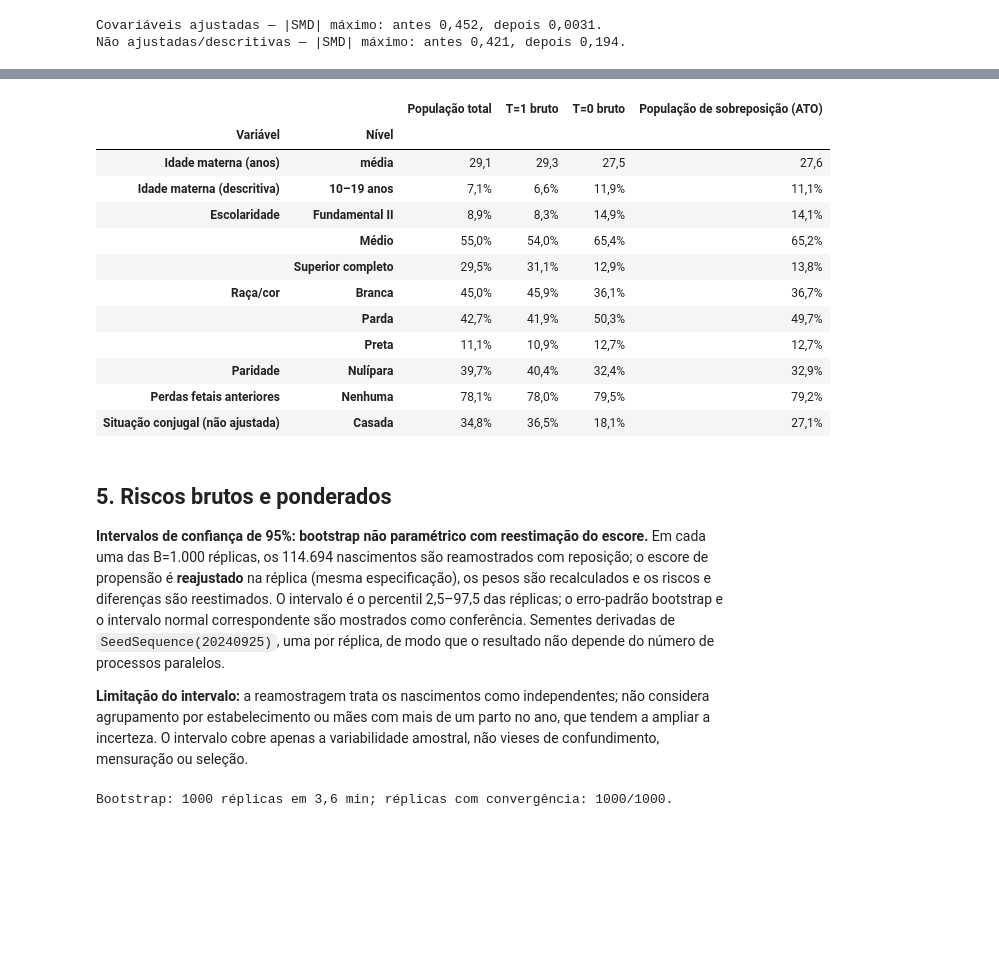
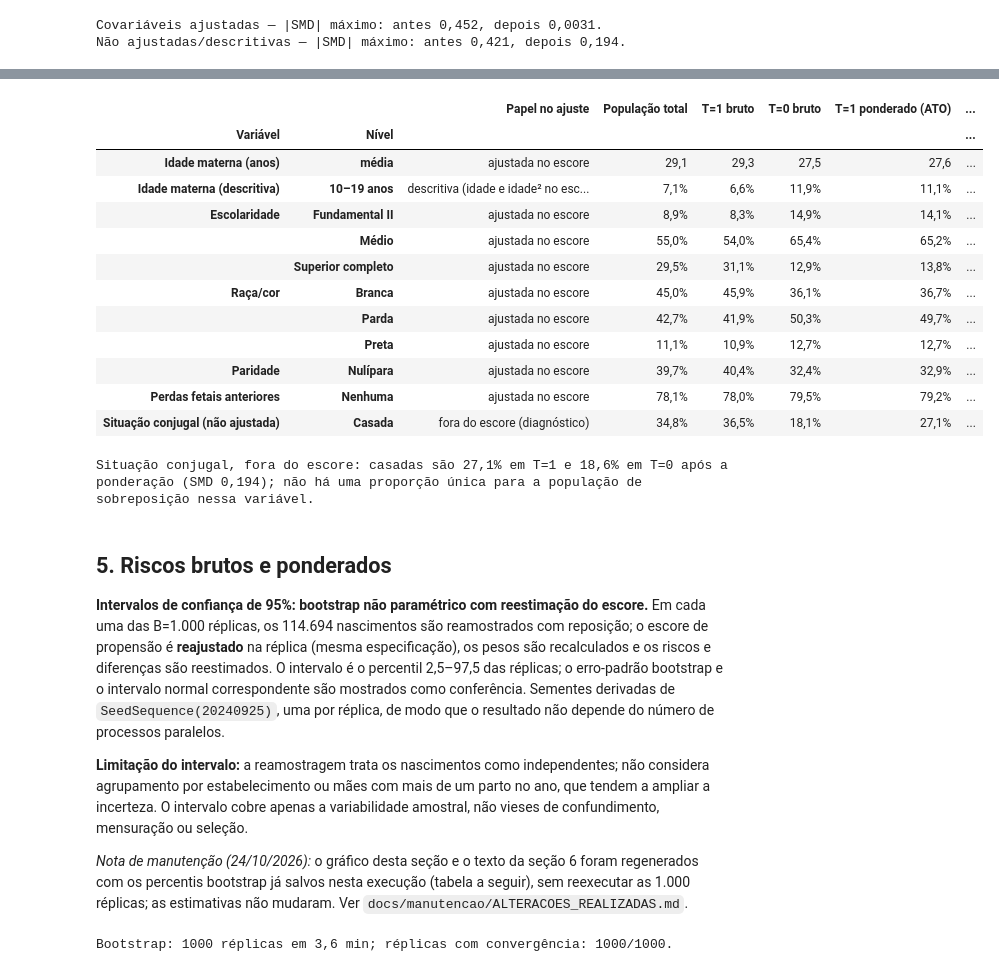
Before and after one commit to ariel-velardo/data-science-projects, a Jupyter notebook: projetos/big-data-sinasc-causal-ml/notebooks/principal/06_ato_sp_capital_2024.ipynb, the cells around one changed output, grey strips where cells are left out. Saved outputs shown, nothing was run; the diff lists cells and outputs as text; code cells hidden in the pictures; blank space fills up the shorter version.

```diff
--- a/projetos/big-data-sinasc-causal-ml/notebooks/principal/06_ato_sp_capital_2024.ipynb
+++ b/projetos/big-data-sinasc-causal-ml/notebooks/principal/06_ato_sp_capital_2024.ipynb
@@ -349,39 +418,52 @@ Como o balanço é exato nas covariáveis ajustadas, as médias ponderadas de T=
 # %%
 perfil_itens = [("Idade materna (anos)", "média"), ("Idade materna (descritiva)", "10–19 anos"),
                 ("Escolaridade", "Fundamental II"), ("Escolaridade", "Médio"), ("Escolaridade", "Superior completo"),
                 ("Raça/cor", "Branca"), ("Raça/cor", "Parda"), ("Raça/cor", "Preta"),
                 ("Paridade", "Nulípara"), ("Perdas fetais anteriores", "Nenhuma"),
                 ("Situação conjugal (não ajustada)", "Casada")]
 perfil = balanco.set_index(["variavel", "nivel"]).loc[perfil_itens]
 total = {k: colunas_bal[k].mean() for k in perfil_itens}
 def f(v, k):
     return fmt(v, 1) if k[1] == "média" else fmt(100 * v, 1) + "%"
+def papel(k):
+    if "descritiva" in k[0]:
+        return "descritiva (idade e idade² no escore)"
+    return "ajustada no escore" if perfil.loc[k, "ajustada"] else "fora do escore (diagnóstico)"
 display(pd.DataFrame({
+    "Papel no ajuste": [papel(k) for k in perfil_itens],
     "População total": [f(total[k], k) for k in perfil_itens],
     "T=1 bruto": [f(perfil.loc[k, "media_t1"], k) for k in perfil_itens],
     "T=0 bruto": [f(perfil.loc[k, "media_t0"], k) for k in perfil_itens],
-    "População de sobreposição (ATO)": [f(perfil.loc[k, "media_t1_pond"], k) for k in perfil_itens],
+    "T=1 ponderado (ATO)": [f(perfil.loc[k, "media_t1_pond"], k) for k in perfil_itens],
+    "T=0 ponderado (ATO)": [f(perfil.loc[k, "media_t0_pond"], k) for k in perfil_itens],
 }, index=pd.MultiIndex.from_tuples(perfil_itens, names=["Variável", "Nível"])))
+casada = perfil.loc[("Situação conjugal (não ajustada)", "Casada")]
+print(f"Situação conjugal, fora do escore: casadas são {fmt(100 * casada.media_t1_pond, 1)}% em T=1 e "
+      f"{fmt(100 * casada.media_t0_pond, 1)}% em T=0 após a ponderação (SMD {fmt(casada.smd_depois, 3)}); "
+      "não há uma proporção única para a população de sobreposição nessa variável.")
 # %% [output]
-|  |  | População total | T=1 bruto | T=0 bruto | População de sobreposição (ATO) |
-| Variável | Nível |  |  |  |  |
-| Idade materna (anos) | média | 29,1 | 29,3 | 27,5 | 27,6 |
-| Idade materna (descritiva) | 10–19 anos | 7,1% | 6,6% | 11,9% | 11,1% |
-| Escolaridade | Fundamental II | 8,9% | 8,3% | 14,9% | 14,1% |
-|  | Médio | 55,0% | 54,0% | 65,4% | 65,2% |
-|  | Superior completo | 29,5% | 31,1% | 12,9% | 13,8% |
-| Raça/cor | Branca | 45,0% | 45,9% | 36,1% | 36,7% |
-|  | Parda | 42,7% | 41,9% | 50,3% | 49,7% |
-|  | Preta | 11,1% | 10,9% | 12,7% | 12,7% |
-| Paridade | Nulípara | 39,7% | 40,4% | 32,4% | 32,9% |
-| Perdas fetais anteriores | Nenhuma | 78,1% | 78,0% | 79,5% | 79,2% |
-| Situação conjugal (não ajustada) | Casada | 34,8% | 36,5% | 18,1% | 27,1% |
+|  |  | Papel no ajuste | População total | T=1 bruto | T=0 bruto | T=1 ponderado (ATO) | ... |
+| Variável | Nível |  |  |  |  |  | ... |
+| Idade materna (anos) | média | ajustada no escore | 29,1 | 29,3 | 27,5 | 27,6 | ... |
+| Idade materna (descritiva) | 10–19 anos | descritiva (idade e idade² no esc... | 7,1% | 6,6% | 11,9% | 11,1% | ... |
+| Escolaridade | Fundamental II | ajustada no escore | 8,9% | 8,3% | 14,9% | 14,1% | ... |
+|  | Médio | ajustada no escore | 55,0% | 54,0% | 65,4% | 65,2% | ... |
+|  | Superior completo | ajustada no escore | 29,5% | 31,1% | 12,9% | 13,8% | ... |
+| Raça/cor | Branca | ajustada no escore | 45,0% | 45,9% | 36,1% | 36,7% | ... |
+|  | Parda | ajustada no escore | 42,7% | 41,9% | 50,3% | 49,7% | ... |
+|  | Preta | ajustada no escore | 11,1% | 10,9% | 12,7% | 12,7% | ... |
+| Paridade | Nulípara | ajustada no escore | 39,7% | 40,4% | 32,4% | 32,9% | ... |
+| Perdas fetais anteriores | Nenhuma | ajustada no escore | 78,1% | 78,0% | 79,5% | 79,2% | ... |
+| Situação conjugal (não ajustada) | Casada | fora do escore (diagnóstico) | 34,8% | 36,5% | 18,1% | 27,1% | ... |
+Situação conjugal, fora do escore: casadas são 27,1% em T=1 e 18,6% em T=0 após a ponderação (SMD 0,194); não há uma proporção única para a população de sobreposição nessa variável.
 # %% [markdown]
 ## 5. Riscos brutos e ponderados
 
 **Intervalos de confiança de 95%: bootstrap não paramétrico com reestimação do escore.** Em cada uma das B=1.000 réplicas, os 114.694 nascimentos são reamostrados com reposição; o escore de propensão é **reajustado** na réplica (mesma especificação), os pesos são recalculados e os riscos e diferenças são reestimados. O intervalo é o percentil 2,5–97,5 das réplicas; o erro-padrão bootstrap e o intervalo normal correspondente são mostrados como conferência. Sementes derivadas de `SeedSequence(20240925)`, uma por réplica, de modo que o resultado não depende do número de processos paralelos.
 
 **Limitação do intervalo:** a reamostragem trata os nascimentos como independentes; não considera agrupamento por estabelecimento ou mães com mais de um parto no ano, que tendem a ampliar a incerteza. O intervalo cobre apenas a variabilidade amostral, não vieses de confundimento, mensuração ou seleção.
+
+*Nota de manutenção (24/10/2026):* o gráfico desta seção e o texto da seção 6 foram regenerados com os percentis bootstrap já salvos nesta execução (tabela a seguir), sem reexecutar as 1.000 réplicas; as estimativas não mudaram. Ver `docs/manutencao/ALTERACOES_REALIZADAS.md`.
 # %%
 risco_bruto = {g: Y[T == g].mean() for g in (1, 0)}
 risco_ato = {1: ajuste["r1"], 0: ajuste["r0"]}
```
Also changed, not shown: parts of 9 cells of this notebook, 5 other files.
